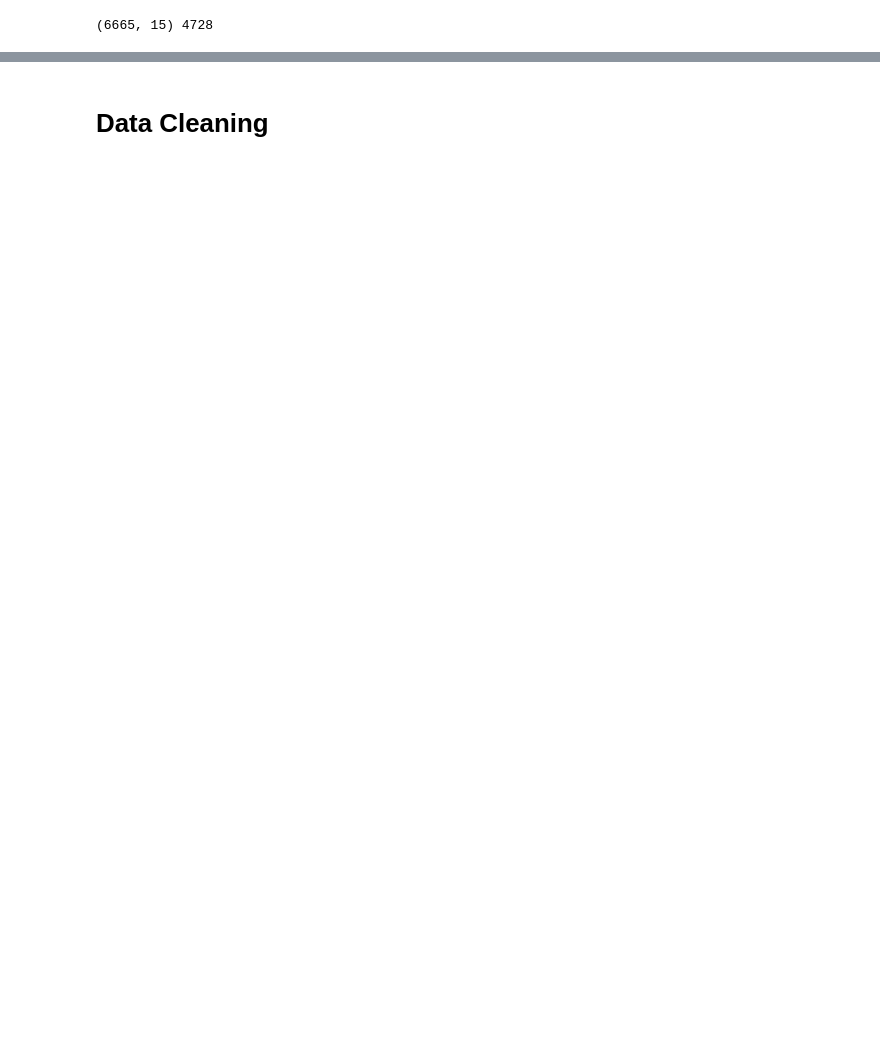
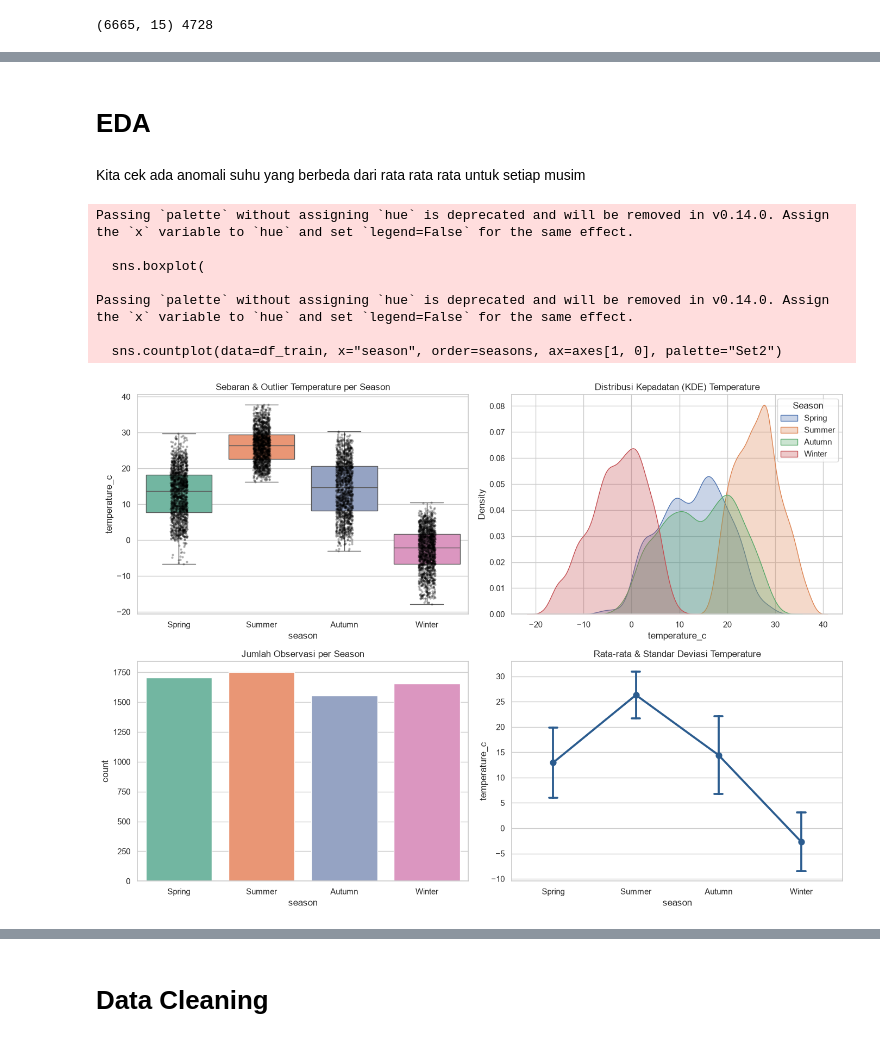
Before and after one commit to azziyadazki/bike-rush-omahti, a Jupyter notebook: bike-rush-azki-azziyad.ipynb, the cells around one changed output, grey strips where cells are left out. Saved outputs shown, nothing was run; the diff lists cells and outputs as text; code cells hidden in the pictures; blank space fills up the shorter version.

```diff
--- a/bike-rush-azki-azziyad.ipynb
+++ b/bike-rush-azki-azziyad.ipynb
@@ -30,10 +27,14 @@ import kagglehub
 # %%
-TRAIN_PATH = '/kaggle/input/competitions/omahti-dsai-recruitment-bike-rush/train.csv'
-TEST_PATH  = '/kaggle/input/competitions/omahti-dsai-recruitment-bike-rush/test.csv'
-SAMPLE_PATH = '/kaggle/input/competitions/omahti-dsai-recruitment-bike-rush/sample_submission.csv'
-VALID_PATH = '/kaggle/input/competitions/omahti-dsai-recruitment-bike-rush/valid.csv'
+TRAIN_PATH = 'D:/Code/Omahti-oprec/bike-rush-omahti/data/train.csv'
+TEST_PATH  = 'D:/Code/Omahti-oprec/bike-rush-omahti/data/test.csv'
+SAMPLE_PATH = 'D:/Code/Omahti-oprec/bike-rush-omahti/data/sample_submission.csv'
+VALID_PATH = 'D:/Code/Omahti-oprec/bike-rush-omahti/data/valid.csv'
 
-_tr = pd.read_csv(TRAIN_PATH); _te = pd.read_csv(TEST_PATH)
+_tr = pd.read_csv(TRAIN_PATH)
+_te = pd.read_csv(TEST_PATH)
+
+sample = pd.read_csv(SAMPLE_PATH)
+
 N_TRAIN = len(_tr)
 
 # gabungkan train + test agar cleaning identik; baris test punya target NaN
@@ -65,0 +67,55 @@ memory usage: 781.2+ KB
+# %% [markdown]
+# EDA
+# %% [markdown]
+Kita cek ada anomali suhu yang berbeda dari rata rata rata untuk setiap musim
+# %%
+import matplotlib.pyplot as plt
+import pandas as pd
+import seaborn as sns
+
+sns.set_theme(style="whitegrid")
+fig, axes = plt.subplots(2, 2, figsize=(14, 10))
+
+# seasons = [1,2,3,4]
+seasons = ["Spring","Summer","Autumn","Winter"]
+
+
+# 1. Boxplot + Stripplot: Deteksi outlier & sebaran per musim
+sns.boxplot(
+    data=df_train, x="season", y="temperature_c", order=seasons, ax=axes[0, 0], palette="Set2"
+)
+sns.stripplot(
+    data=df_train, x="season", y="temperature_c", order=seasons, ax=axes[0, 0],
+    color="black", alpha=0.3, size=3
+)
+axes[0, 0].set_title("Sebaran & Outlier Temperature per Season")
+
+# 2. KDE Plot: Tumpang tindih distribusi suhu antarmusim
+for musim in seasons:
+    subset = df_train[df_train["season"] == musim]["temperature_c"].dropna()
+    sns.kdeplot(subset, label=musim, fill=True, alpha=0.3, ax=axes[0, 1])
+axes[0, 1].set_title("Distribusi Kepadatan (KDE) Temperature")
+axes[0, 1].legend(title="Season")
+
+# 3. Countplot: Keseimbangan jumlah data per musim
+sns.countplot(data=df_train, x="season", order=seasons, ax=axes[1, 0], palette="Set2")
+axes[1, 0].set_title("Jumlah Observasi per Season")
+
+# 4. Rata-rata & Standar Deviasi (Pointplot)
+sns.pointplot(
+    data=df_train, x="season", y="temperature_c", order=seasons,
+    errorbar="sd", capsize=0.1, ax=axes[1, 1], color="#2b5c8f"
+)
+axes[1, 1].set_title("Rata-rata & Standar Deviasi Temperature")
+
+plt.tight_layout()
+plt.show()
+# %% [output]
+Passing `palette` without assigning `hue` is deprecated and will be removed in v0.14.0. Assign the `x` variable to `hue` and set `legend=False` for the same effect.
+
+  sns.boxplot(
+
+Passing `palette` without assigning `hue` is deprecated and will be removed in v0.14.0. Assign the `x` variable to `hue` and set `legend=False` for the same effect.
+
+  sns.countplot(data=df_train, x="season", order=seasons, ax=axes[1, 0], palette="Set2")
+[figure, added]
```
Also changed, not shown: parts of 29 cells of this notebook, 1 other file.
